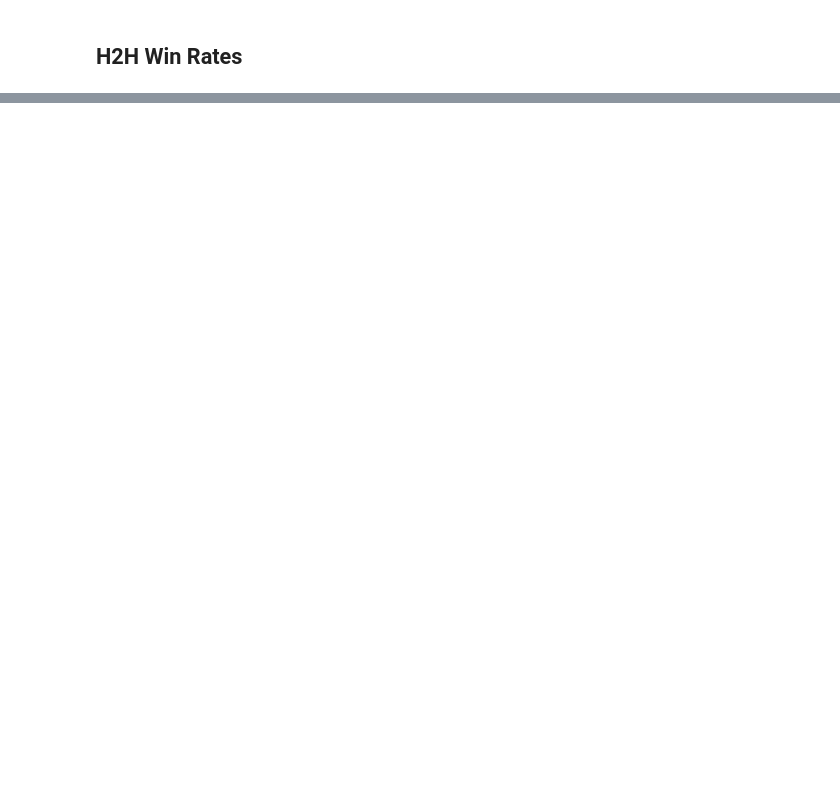
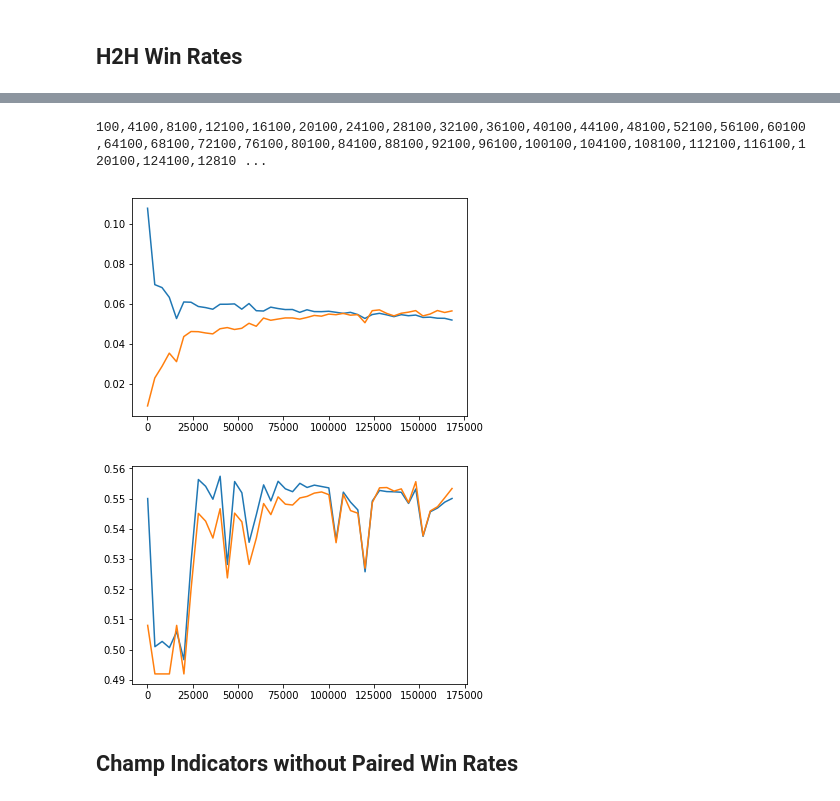
Before and after one commit to bushal01/league-ml2, a Jupyter notebook: notebooks/deep_learning_test.ipynb, the cells around one changed output, grey strips where cells are left out. Cells and saved outputs as stored; diff of their text form; code cells hidden in the pictures; blank space fills up the shorter version.

```diff
--- a/notebooks/deep_learning_test.ipynb
+++ b/notebooks/deep_learning_test.ipynb
@@ -39,5 +49,0 @@ model.compile(optimizer='adam', loss='mean_squared_error')
-# %%
-start_time = time.time()
-model.fit(X_train, Y_train)
-training_time = time.time() - start_time
-print(training_time)
@@ -161,7 +78,7 @@ solo_wr_cols = ['100_TOP_SOLO_wr', '100_MIDDLE_SOLO_wr', '100_BOTTOM_DUO_CARRY_w
 X_train2 = X_train[solo_wr_cols]
 X_validation2 = X_validation[solo_wr_cols]
 # %%
-for num_nodes in range(2,10):
+for num_nodes in range(15,20):
     print("Number of nodes: " + str(num_nodes))
     start_time = time.time()
     model = Sequential()
@@ -371,0 +470,45 @@ Training time: 22.003753185272217
+# %%
+train_ks = []
+train_accuracy = []
+valid_ks = []
+valid_accuracy = []
+for x in range(100, X_train6.shape[0], 4000):
+    print(str(x) + ',', end='')
+    model = Sequential()
+    model.add(Dense(100, activation='sigmoid', input_shape=(X_train6.shape[1],)))
+    model.add(Dense(50, activation='sigmoid'))
+    model.add(Dense(20, activation='sigmoid'))
+    model.add(Dense(10, activation='sigmoid'))
+    model.add(Dense(1))
+    model.compile(optimizer='adam', loss='mean_squared_error')
+    model.fit(X_train6.iloc[0:x,:], Y_train[0:x], verbose=0)
+    train_pred = model.predict(X_train6.iloc[0:x,:])
+    train_ks_gini = mpf.ks_gini(Y_train[0:x], train_pred[:,0])
+    train_acc = mpf.correct_prediction_rate(Y_train[0:x], train_pred[:,0])
+    train_ks.append(train_ks_gini['ks'])
+    train_accuracy.append(train_acc)
+#    print("Train ks and gini: " + str(train_ks_gini))
+#    print("Train accuracy: " + str(train_acc))
+    valid_pred = model.predict(X_validation6)
+    valid_ks_gini = mpf.ks_gini(Y_validation, valid_pred[:,0])
+    valid_acc = mpf.correct_prediction_rate(Y_validation, valid_pred[:,0])
+    valid_ks.append(valid_ks_gini['ks'])
+    valid_accuracy.append(valid_acc)
+#    print("Validation ks and gini: " + str(valid_ks_gini))
+#    print("Validation accuracy: " + str(valid_acc))
+# %% [output]
+100,4100,8100,12100,16100,20100,24100,28100,32100,36100,40100,44100,48100,52100,56100,60100,64100,68100,72100,76100,80100,84100,88100,92100,96100,100100,104100,108100,112100,116100,120100,124100,12810 ...
+# %%
+plt.plot(range(100, X_train6.shape[0], 4000), train_ks)
+plt.plot(range(100, X_train6.shape[0], 4000), valid_ks)
+plt.savefig('../reports/figures/nn_ks_learning_rate.png')
+plt.show()
+plt.plot(range(100, X_train6.shape[0], 4000), train_accuracy)
+plt.plot(range(100, X_train6.shape[0], 4000), valid_accuracy)
+plt.savefig('../reports/figures/nn_acc_learning_Rate.png')
+plt.show()
+# %% [output]
+[figure, added]
+[figure, added]
+# %% [markdown]
+## Champ Indicators without Paired Win Rates
```
Also changed, not shown: parts of 41 cells of this notebook.
